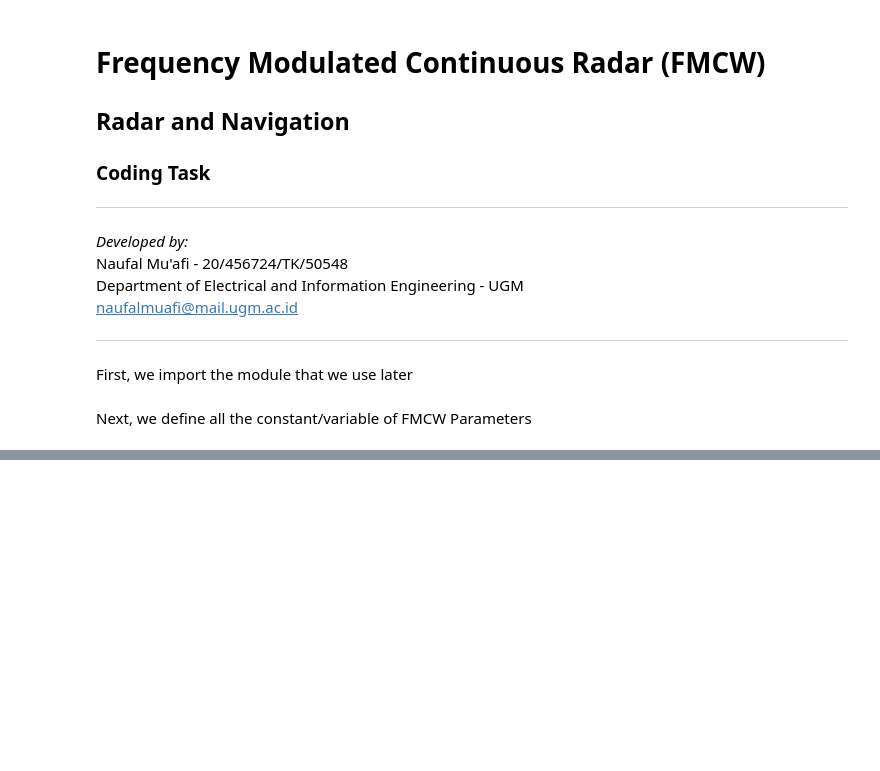
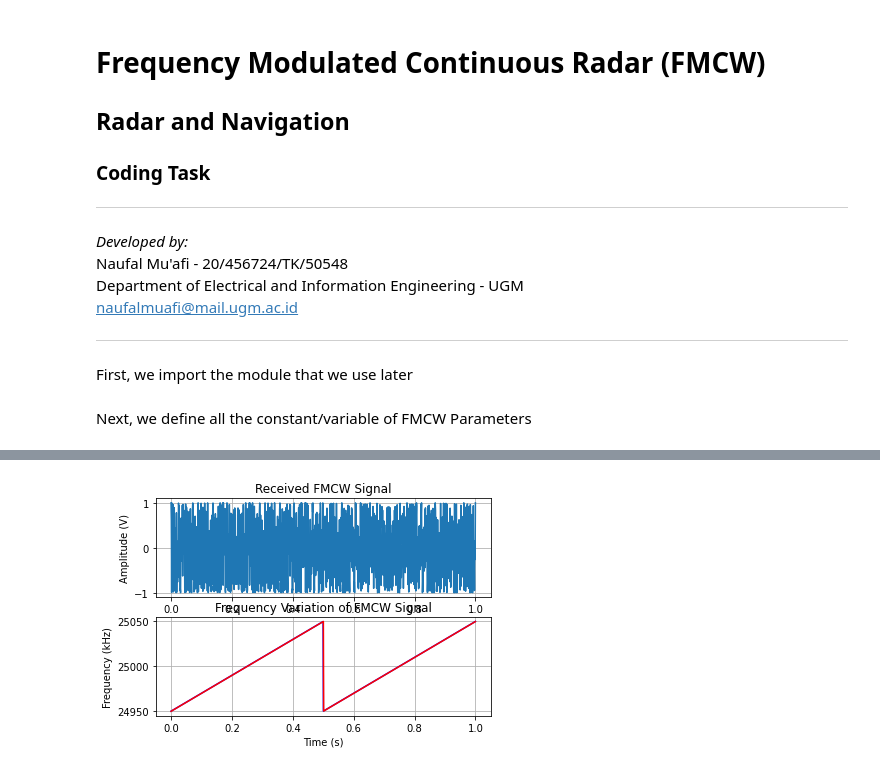
Before and after one commit to naufalmuafi/fmcw-radar_simulation, a Jupyter notebook: fmcw-radar_simulation.ipynb, the cells around one changed output, grey strips where cells are left out. Saved outputs shown, nothing was run; the diff lists cells and outputs as text; code cells hidden in the pictures; blank space fills up the shorter version.

Commit message:
add: received signal done

```diff
--- a/fmcw-radar_simulation.ipynb
+++ b/fmcw-radar_simulation.ipynb
@@ -78,0 +81,4 @@ plt.grid(True)
+# %%
+# Target Parameters
+Rt = 95e3  # Target Distance (m)
+Vt = 10    # Target radial velocity (m/s)
@@ -78,0 +108,26 @@ plt.grid(True)
+# %%
+"""
+
+Received FMCW Signal Plot
+
+"""
+
+# Graph 1
+plt.figure()
+plt.subplot(2, 1, 1)
+plt.plot(tg, st)
+plt.title('Received FMCW Signal')
+plt.xlabel('Time (s)')
+plt.ylabel('Amplitude (V)')
+plt.grid(True)
+
+# Graph 2
+plt.subplot(2, 1, 2)
+plt.plot(tg, ft/1000, 'b')
+plt.plot(tg, frx/1000, 'r')
+plt.title('Frequency Variation of FMCW Signal')
+plt.xlabel('Time (s)')
+plt.ylabel('Frequency (kHz)')
+plt.grid(True)
+# %% [output]
+[figure, added]
```
Also changed, not shown: parts of 6 cells of this notebook.
